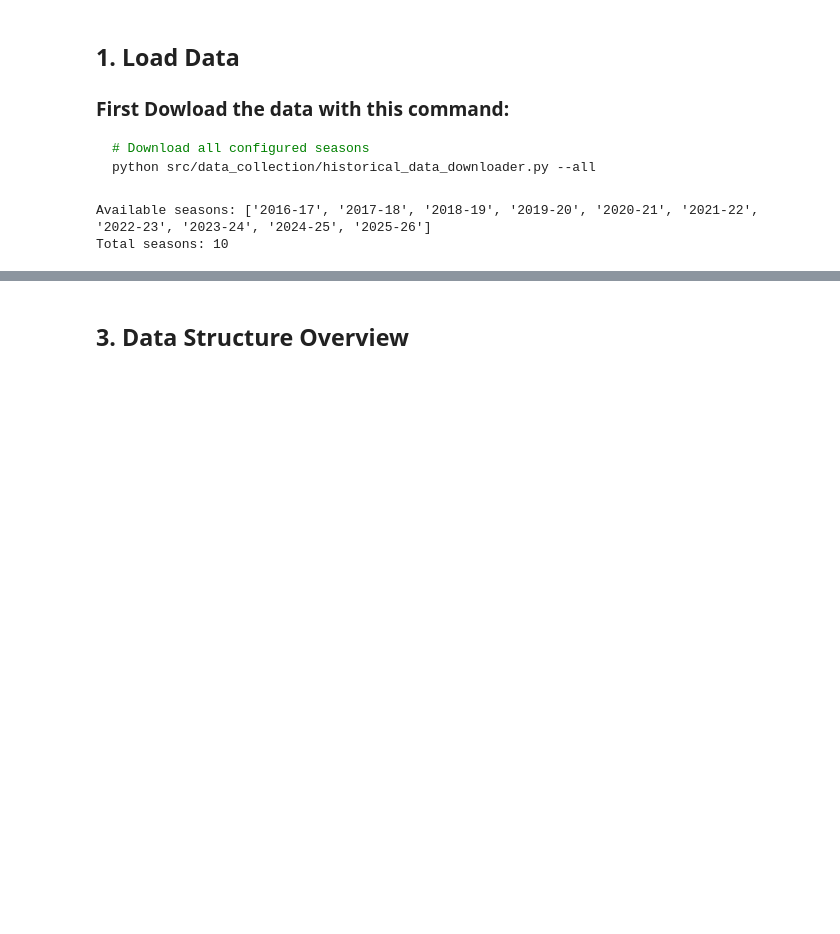
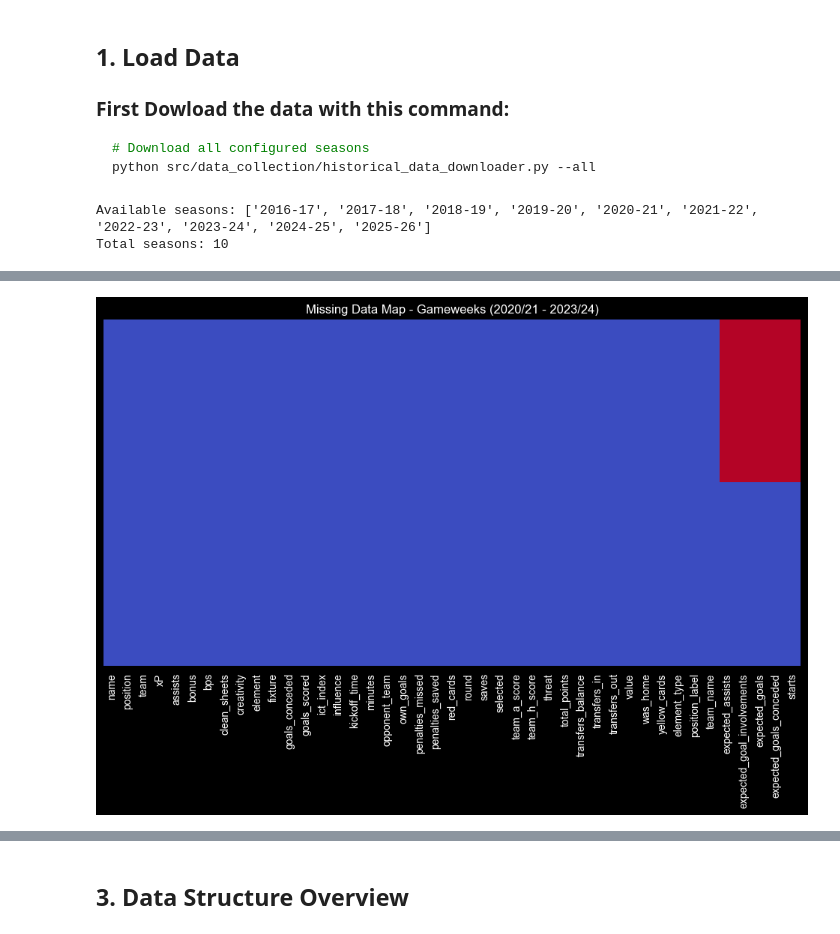
Before and after one commit to ChuckySRB/FPL-ML, a Jupyter notebook: notebooks/01_exploratory_data_analysis.ipynb, the cells around one changed output, grey strips where cells are left out. Drawn from its saved outputs; the diff is of its cells as text; code cells hidden in the pictures; blank space fills up the shorter version.

Commit message:
Analysed Missing values

```diff
--- a/notebooks/01_exploratory_data_analysis.ipynb
+++ b/notebooks/01_exploratory_data_analysis.ipynb
@@ -38,7 +38,7 @@ from src.preprocessing import FPLDataLoader, POSITIONS, get_feature_groups
 sns.set_style('whitegrid')
 plt.rcParams['figure.figsize'] = (12, 6)
 plt.rcParams['font.size'] = 10
-
+plt.style.use('dark_background')
 # Display options
 pd.set_option('display.max_columns', 50)
 pd.set_option('display.max_rows', 100)
@@ -67,20 +67,27 @@ Available seasons: ['2016-17', '2017-18', '2018-19', '2019-20', '2020-21', '2021
 Total seasons: 10
 # %%
 # Load data from the most recent complete season
-# (Adjust this based on your available data)
-ANALYSIS_SEASON = '2024-25'  # Change to your preferred season
+ANALYSIS_SEASONS = ['2020-21', '2021-22', '2022-23', '2023-24'] # These are the training season.
 
-print(f"Loading data for season: {ANALYSIS_SEASON}")
+print(f"Loading data for seasons: {ANALYSIS_SEASONS}...")
 
+data = {}
+all_gameweeks = []
 # Load different data types
-players_df = loader.load_players(ANALYSIS_SEASON)
-gameweeks_df = loader.load_gameweeks(ANALYSIS_SEASON)
-teams_df = loader.load_teams(ANALYSIS_SEASON)
-fixtures_df = loader.load_fixtures(ANALYSIS_SEASON)
+for season in ANALYSIS_SEASONS:
+    data[season] = {
+        "players": loader.load_players(season),
+        "gameweeks": loader.load_gameweeks(season),
+        "teams": loader.load_teams(season),
+        "fixtures": loader.load_fixtures(season)
+    }
+    print(f"\n✓ Data loaded successfully! SEASON: {season}")
+    print(f"  Players: {len(data[season]['players']):,} rows")
+    print(f"  Gameweeks: {len(data[season]['gameweeks']):,} rows")
+    print(f"  Teams: {len(data[season]['teams']):,} rows")
+    print(f"  Fixtures: {len(data[season]['fixtures']):,} rows")
+    all_gameweeks.append(data[season]['gameweeks'])
 
-print(f"\n✓ Data loaded successfully!")
-print(f"  Players: {len(players_df):,} rows")
-print(f"  Gameweeks: {len(gameweeks_df):,} rows")
-print(f"  Teams: {len(teams_df):,} rows")
-print(f"  Fixtures: {len(fixtures_df):,} rows")
+gameweeks_df = pd.concat(all_gameweeks, ignore_index=True)
+print(f"\n✓ All gameweeks combined: {len(gameweeks_df):,} rows")
 # %% [output]
@@ -93,0 +136,8 @@ Loading data for season: 2024-25
+# %%
+plt.figure(figsize=(12, 6))
+# A heatmap where missing values are yellow and present values are purple
+sns.heatmap(gameweeks_df.isnull(), yticklabels=False, cbar=False, cmap='coolwarm')
+plt.title('Missing Data Map - Gameweeks (2020/21 - 2023/24)')
+plt.show()
+# %% [output]
+[figure, added]
```
Also changed, not shown: parts of 7 cells of this notebook, 1 other file.
